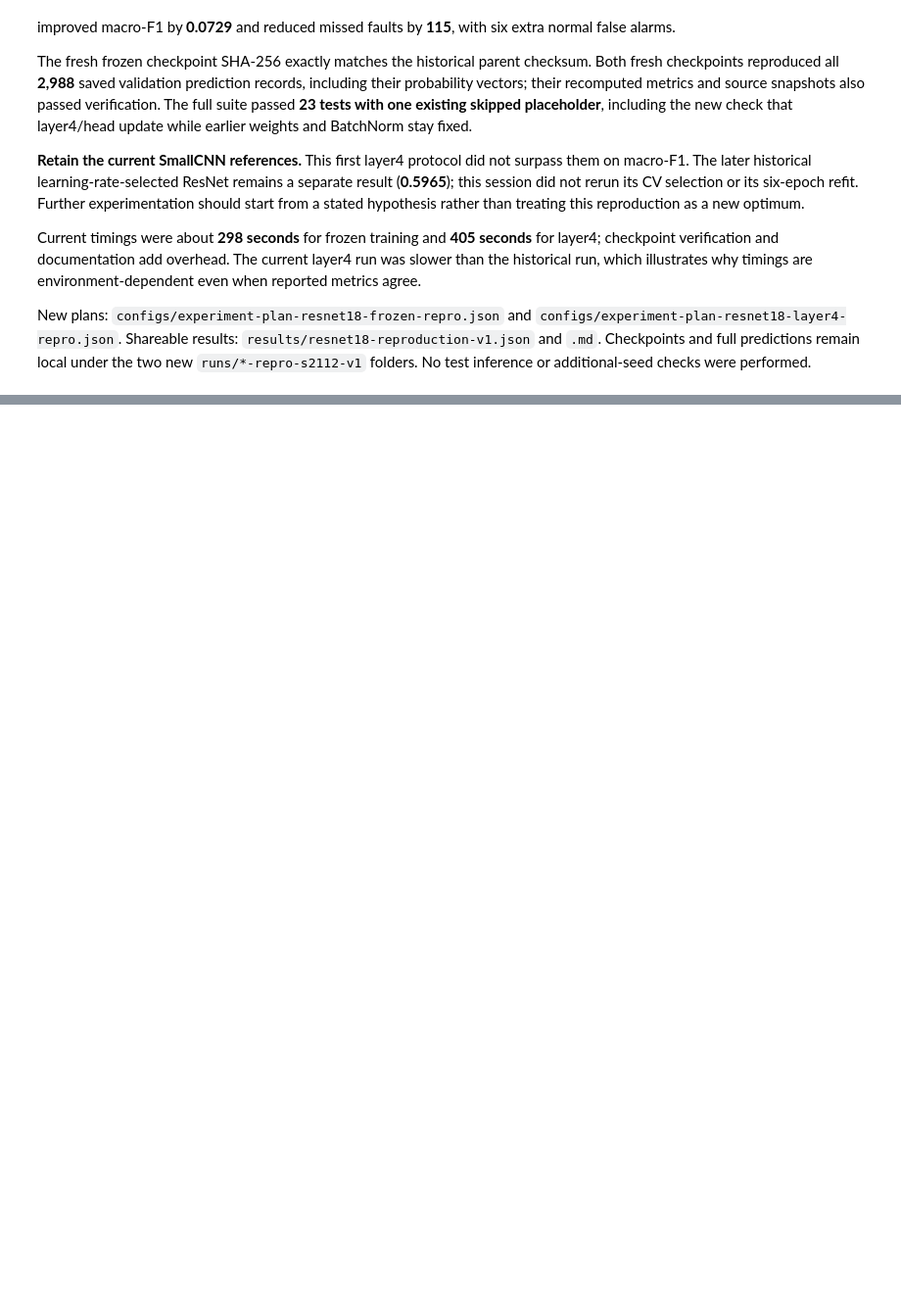
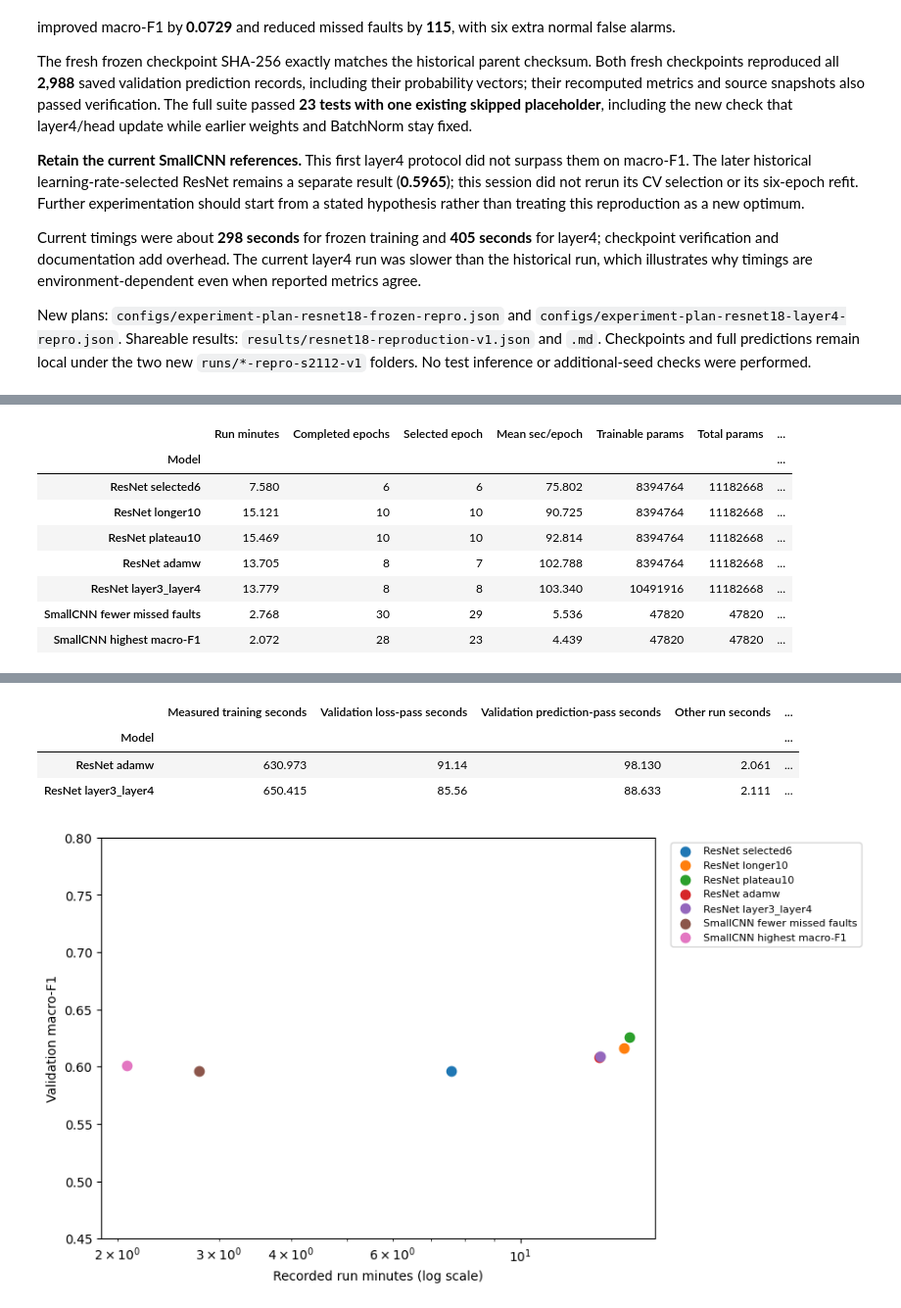
Before and after one commit to tw84794-sys/ENGG2112_PV_Fault_Classification, a Jupyter notebook: notebooks/03_resnet18_experiments.ipynb, the cells around one changed output, grey strips where cells are left out. Shown at 98% size. Drawn from its saved outputs; the diff is of its cells as text; code cells hidden in the pictures; blank space fills up the shorter version.

```diff
--- a/notebooks/03_resnet18_experiments.ipynb
+++ b/notebooks/03_resnet18_experiments.ipynb
@@ -478,0 +741,26 @@ New plans: `configs/experiment-plan-resnet18-frozen-repro.json` and `configs/exp
+# %%
+compute_path = ROOT / "results/resnet18-hour-v1-compute.json"
+if compute_path.is_file():
+    compute_snapshot = json.loads(compute_path.read_text())
+    display(pd.DataFrame(compute_snapshot["run_comparison"]).set_index("Model").round(3))
+    print(compute_snapshot["timing_scope"])
+    if compute_snapshot["adaptive_phase_timings"]:
+        display(pd.DataFrame(compute_snapshot["adaptive_phase_timings"]).set_index("Model").round(3))
+    fig, ax = plt.subplots(figsize=(9, 5), layout="constrained")
+    for row in compute_snapshot["run_comparison"]:
+        ax.scatter(row["Run minutes"], row["Macro-F1"], s=55, label=row["Model"])
+    ax.legend(fontsize=8, loc="upper left", bbox_to_anchor=(1.02, 1))
+    ax.set(xlabel="Recorded run minutes (log scale)", ylabel="Validation macro-F1", xscale="log", ylim=(0.45, 0.8))
+    plt.show()
+else:
+    print("Compute comparison will be populated from completed run records.")
+# %% [output]
+|  | Run minutes | Completed epochs | Selected epoch | Mean sec/epoch | Trainable params | Total params | ... |
+| Model |  |  |  |  |  |  | ... |
+| ResNet selected6 | 7.580 | 6 | 6 | 75.802 | 8394764 | 11182668 | ... |
+| ResNet longer10 | 15.121 | 10 | 10 | 90.725 | 8394764 | 11182668 | ... |
+| ResNet plateau10 | 15.469 | 10 | 10 | 92.814 | 8394764 | 11182668 | ... |
+| ResNet adamw | 13.705 | 8 | 7 | 102.788 | 8394764 | 11182668 | ... |
+| ResNet layer3_layer4 | 13.779 | 8 | 8 | 103.340 | 10491916 | 11182668 | ... |
+| SmallCNN fewer missed faults | 2.768 | 30 | 29 | 5.536 | 47820 | 47820 | ... |
+| SmallCNN highest macro-F1 | 2.072 | 28 | 23 | 4.439 | 47820 | 47820 | ... |
@@ -478,0 +768,5 @@ New plans: `configs/experiment-plan-resnet18-frozen-repro.json` and `configs/exp
+|  | Measured training seconds | Validation loss-pass seconds | Validation prediction-pass seconds | Other run seconds | ... |
+| Model |  |  |  |  | ... |
+| ResNet adamw | 630.973 | 91.14 | 98.130 | 2.061 | ... |
+| ResNet layer3_layer4 | 650.415 | 85.56 | 88.633 | 2.111 | ... |
+[figure, added]
```
Also changed, not shown: parts of 17 cells of this notebook, 25 other files.
